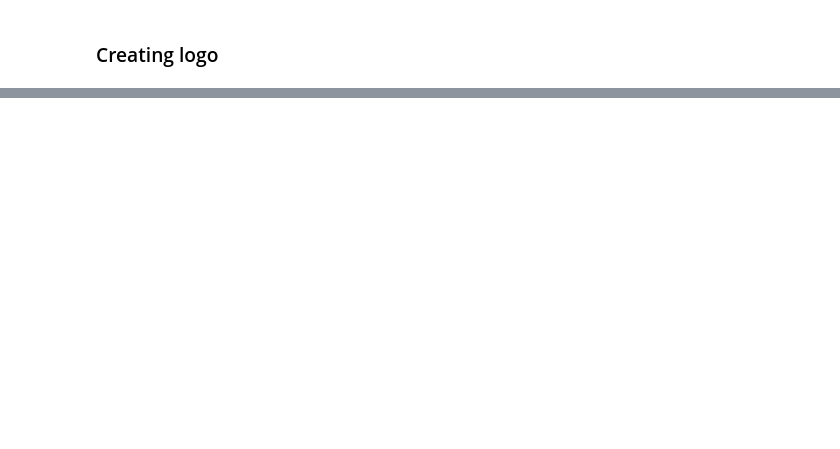
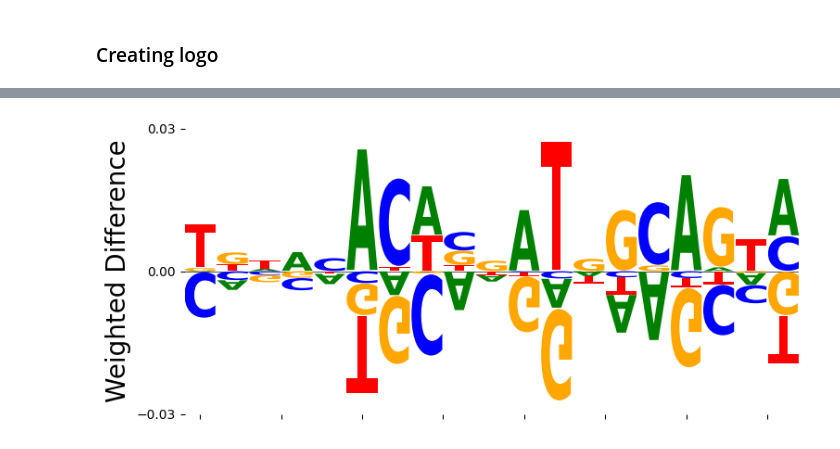
Before and after one commit to Fudenberg-Research-Group/akitaV2-analyses, a Jupyter notebook: experiments/virtual_insertion_singletons/analysis/visualize_flanks.ipynb, the cells around one changed output, grey strips where cells are left out. Saved outputs shown, nothing was run; the diff lists cells and outputs as text; code cells hidden in the pictures; blank space fills up the shorter version.

```diff
--- a/experiments/virtual_insertion_singletons/analysis/visualize_flanks.ipynb
+++ b/experiments/virtual_insertion_singletons/analysis/visualize_flanks.ipynb
@@ -152,0 +197,48 @@ plt.yticks(fontsize=20)
+# %%
+# selecting only the core
+core_dna_prob = dna_prob[15:-15,:]
+# %%
+# adding a small value + normalization
+# to avoid dealing with 0.0 in calculation
+n_core_dna_prob = normalize_pwm(core_dna_prob)
+n_ctcf_pwm = normalize_pwm(ctcf_pwm)
+# %%
+weighted_difference = weighted_difference_of_probabilities(n_core_dna_prob, n_ctcf_pwm)
+# %%
+# Convert the weighted difference matrix to a DataFrame
+weighted_difference_df = pd.DataFrame(weighted_difference, columns=["A", "C", "G", "T"])
+
+# Logo parameters
+logo_height = 4
+logo_width = 0.45
+logo_params = {
+    "df": weighted_difference_df,
+    "figsize": (logo_width * weighted_difference_df.shape[0], logo_height),
+    "show_spines": False,
+    "vpad": 0.02
+}
+
+# Create the logo using logomaker
+logo = lm.Logo(**logo_params)
+
+# Set the y-axis label
+logo.ax.set_ylabel("Weighted Difference", fontsize=20)
+
+# Adjust the y-axis limits according to the values in your weighted differences
+# The range should include both positive and negative values if they exist
+ymax = max(abs(weighted_difference_df.max().max()), abs(weighted_difference_df.min().min()))
+logo.ax.set_ylim(-ymax, ymax)
+
+# Optionally adjust ticks
+logo.ax.set_yticks([round(-ymax, 2), 0, round(ymax, 2)], minor=False)
+logo.ax.set_xticklabels([])
+
+# Customize ticks and fonts
+plt.yticks(fontsize=10)
+
+# Save the plot
+logo.fig.savefig("./plots/weighted_difference_logo.pdf", format="pdf", bbox_inches="tight")
+
+plt.show()
+# %% [output]
+[figure, added]
```
Also changed, not shown: parts of 9 cells of this notebook, 6 other files.
